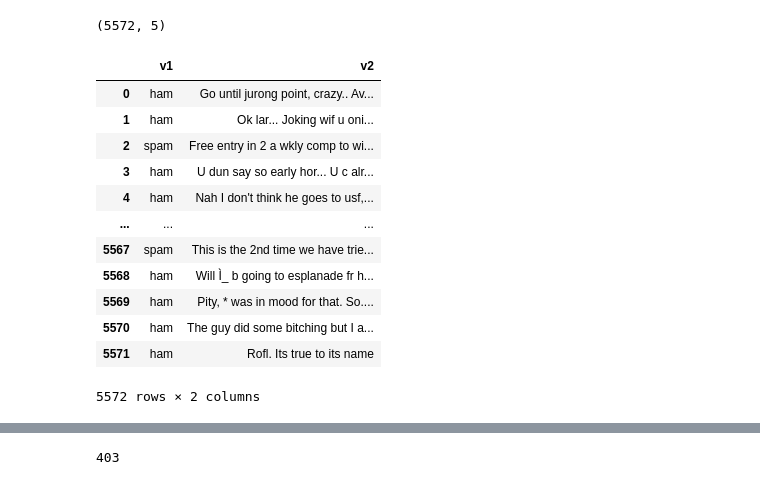
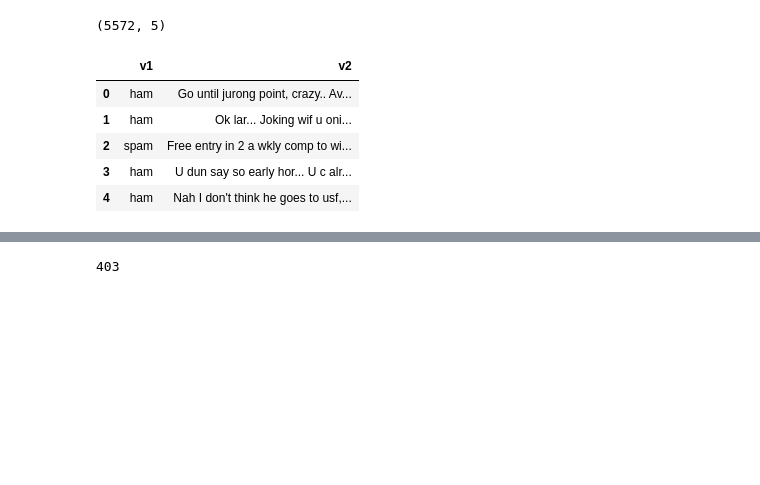
Before and after one commit to codingclubrvce/AI-ML-101, a Jupyter notebook: Machine-Learning-Models/SpamMessageDetection/spamdetection_using_scikitlearn.ipynb, the cells around one changed output, grey strips where cells are left out. Saved outputs shown, nothing was run; the diff lists cells and outputs as text; code cells hidden in the pictures; blank space fills up the shorter version.

Commit message:
Spam message detection using scikit learn

```diff
--- a/Machine-Learning-Models/SpamMessageDetection/spamdetection_using_scikitlearn.ipynb
+++ b/Machine-Learning-Models/SpamMessageDetection/spamdetection_using_scikitlearn.ipynb
@@ -43,21 +43,14 @@ df.shape
 # extracting only first two columns named v1 and v2
 df = df[['v1','v2']]
 # %%
-df
+df.head(5)
 # %% [output]
 |  | v1 | v2 |
 | 0 | ham | Go until jurong point, crazy.. Av... |
 | 1 | ham | Ok lar... Joking wif u oni... |
 | 2 | spam | Free entry in 2 a wkly comp to wi... |
 | 3 | ham | U dun say so early hor... U c alr... |
 | 4 | ham | Nah I don't think he goes to usf,... |
-| ... | ... | ... |
-| 5567 | spam | This is the 2nd time we have trie... |
-| 5568 | ham | Will Ì_ b going to esplanade fr h... |
-| 5569 | ham | Pity, * was in mood for that. So.... |
-| 5570 | ham | The guy did some bitching but I a... |
-| 5571 | ham | Rofl. Its true to its name |
-5572 rows × 2 columns
 # %%
 # renaming columns of the dataframe
 df.columns = ["label","text"]
```
Also changed, not shown: parts of 7 cells of this notebook.
